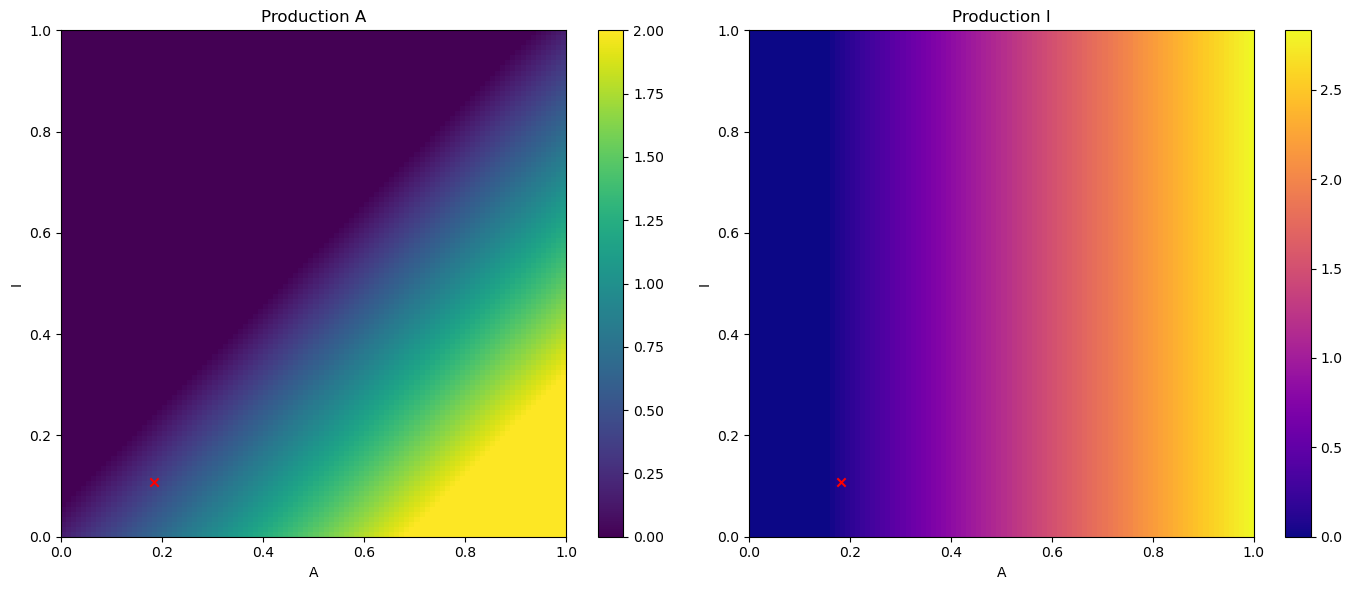
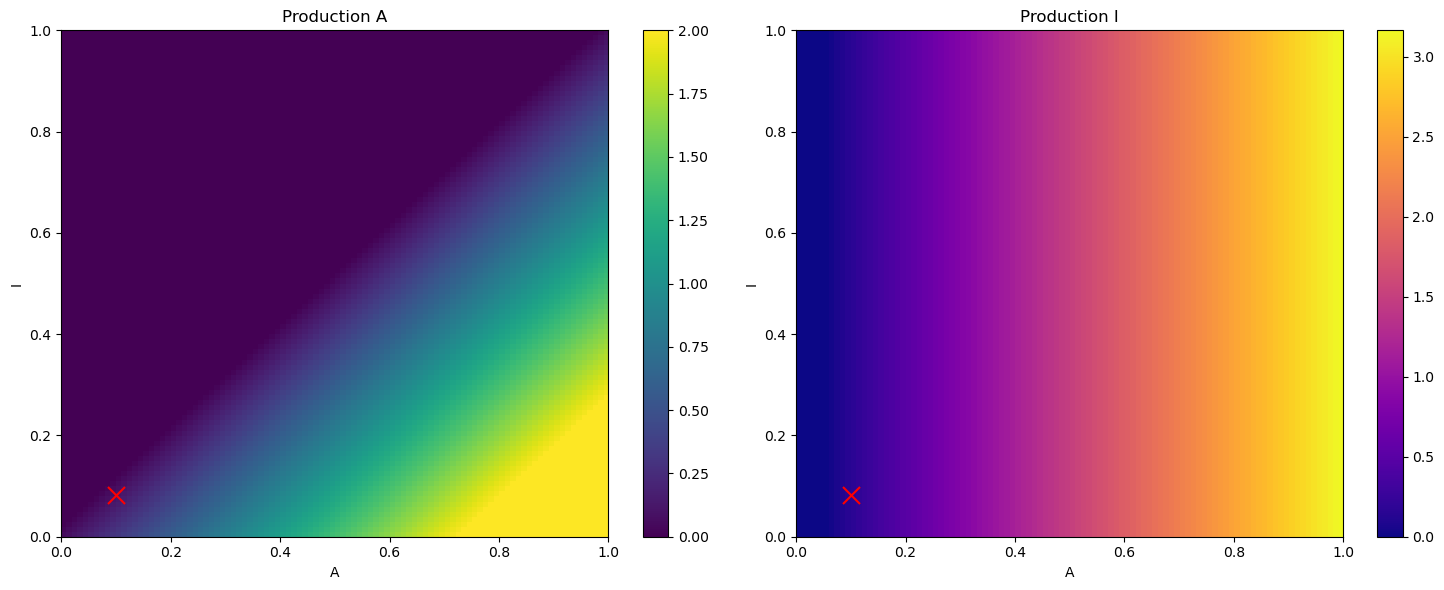
The change to this notebook cell's code, shown as a diff; its figure went from the first image to the second:
--- before
+++ after
@@ -8,8 +8,8 @@
 
 # Plot heatmaps
-fig, axs = plt.subplots(1, 2, figsize=(14, 6))
+fig, axs = plt.subplots(1, 2, figsize=(15, 6))
 
 c1 = axs[0].imshow(prod_A, origin='lower', extent=(0, 1, 0, 1), aspect='auto', cmap='viridis')
-axs[0].scatter(A_eq, I_eq, marker="x", color="red")
+axs[0].scatter(A_eq, I_eq, marker="x", color="red", s=150)
 axs[0].set_title('Production A')
 axs[0].set_xlabel('A')
@@ -18,5 +18,5 @@
 
 c2 = axs[1].imshow(prod_I, origin='lower', extent=(0, 1, 0, 1), aspect='auto', cmap='plasma')
-axs[1].scatter(A_eq, I_eq, marker="x", color="red")
+axs[1].scatter(A_eq, I_eq, marker="x", color="red", s=150)
 axs[1].set_title('Production I')
 axs[1].set_xlabel('A')

Commit: sdd simulation